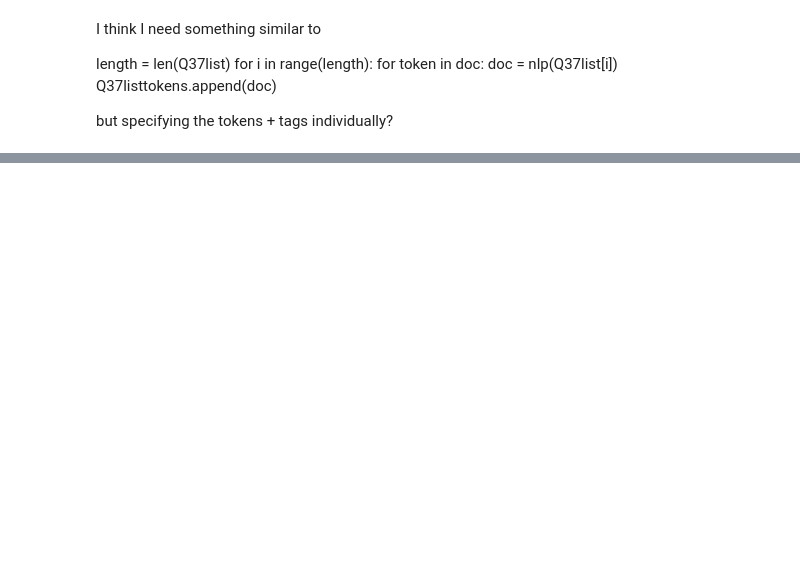
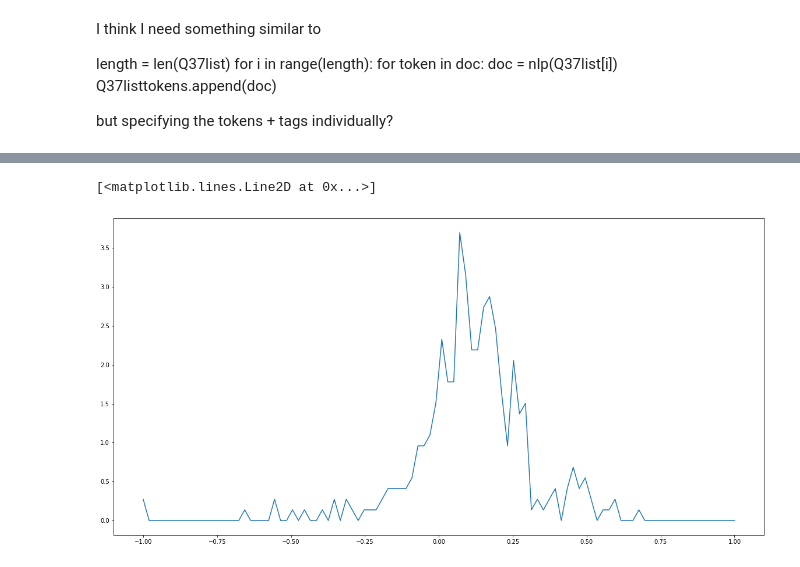
Before and after one commit to JillianMellen/NLP, a Jupyter notebook: NLPtesting.ipynb, the cells around one changed output, grey strips where cells are left out. Saved outputs shown, nothing was run; the diff lists cells and outputs as text; code cells hidden in the pictures; blank space fills up the shorter version.

```diff
--- a/NLPtesting.ipynb
+++ b/NLPtesting.ipynb
@@ -133,0 +232,16 @@ but specifying the tokens + tags individually?
+# %%
+from sklearn.neighbors import KernelDensity
+def kde_sklearn(data, bandwidth = 1.0, kernel="linear"):
+    kde_skl = KernelDensity(bandwidth = bandwidth, kernel=kernel)
+    kde_skl.fit(data[:, np.newaxis])
+    log_pdf = kde_skl.score_samples(xplot[:, np.newaxis]) # sklearn returns log(density)
+
+    return np.exp(log_pdf)
+
+plt.figure(figsize=(20,10))
+xplot = np.linspace(-1,1,100)
+PDFtophat = kde_sklearn(Polarity,bandwidth=0.01,kernel="tophat") #Complete
+plt.plot(xplot,PDFtophat)
+# %% [output]
+[<matplotlib.lines.Line2D at 0x...>]
+[figure, added]
```
Also changed, not shown: parts of 24 cells of this notebook.
